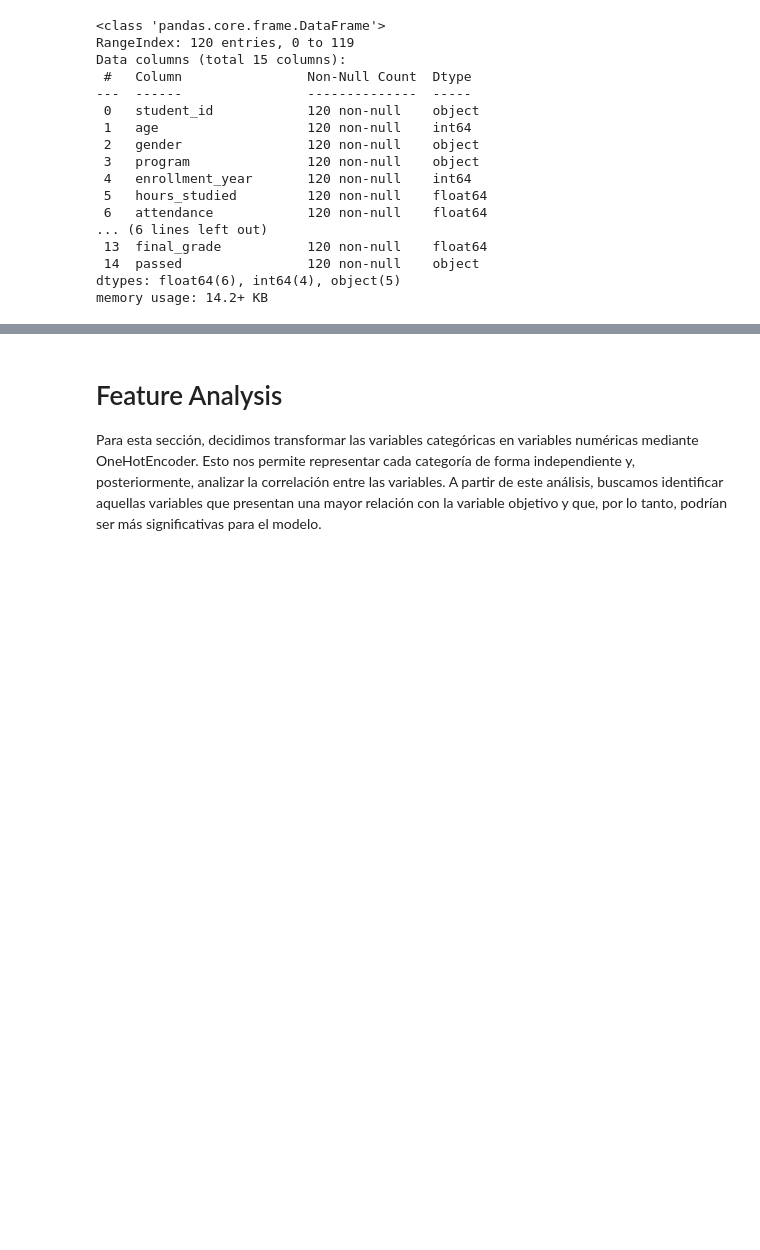
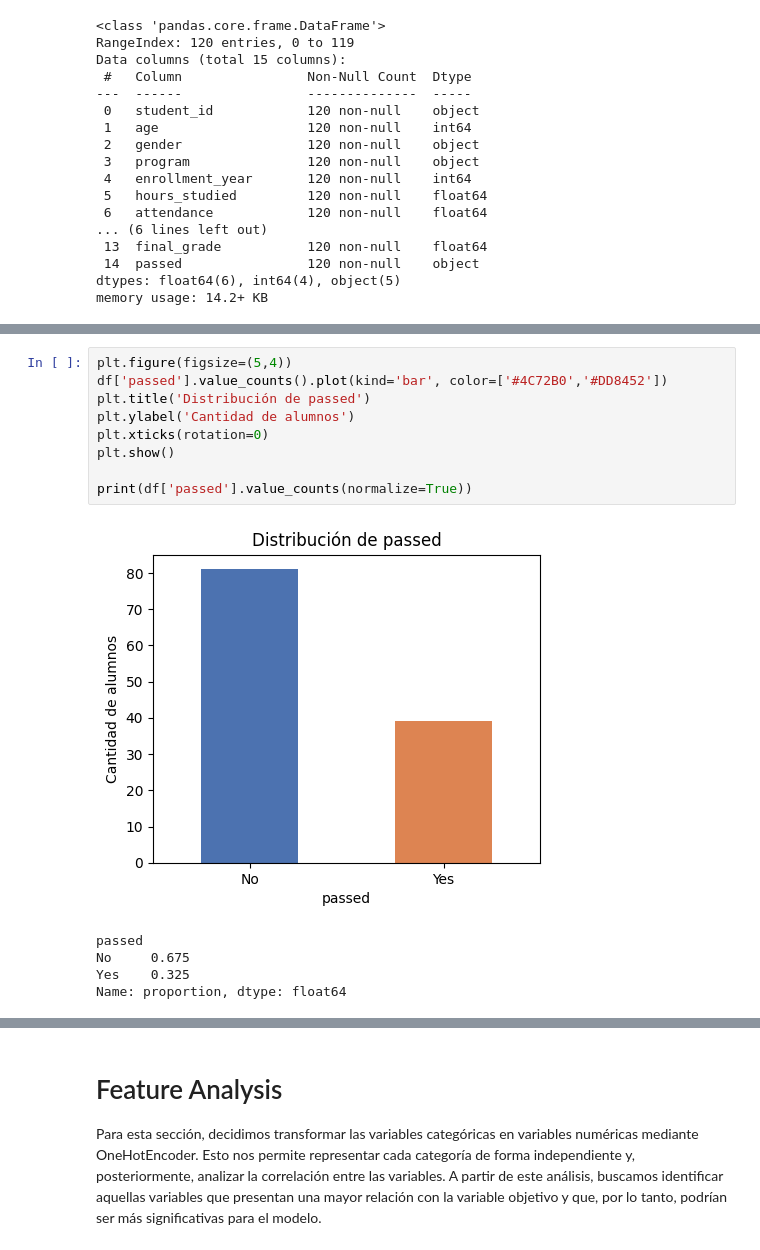
Before and after one commit to A01801224/Modulo_3_Bkron, a Jupyter notebook: Ejercicio_6/Modulo_3_Ejercicio_6.ipynb, the cells around one changed output, grey strips where cells are left out. Saved outputs shown, nothing was run; the diff lists cells and outputs as text; blank space fills up the shorter version.

```diff
--- a/Ejercicio_6/Modulo_3_Ejercicio_6.ipynb
+++ b/Ejercicio_6/Modulo_3_Ejercicio_6.ipynb
@@ -77,0 +102,15 @@ memory usage: 14.2+ KB
+# %%
+plt.figure(figsize=(5,4))
+df['passed'].value_counts().plot(kind='bar', color=['#4C72B0','#DD8452'])
+plt.title('Distribución de passed')
+plt.ylabel('Cantidad de alumnos')
+plt.xticks(rotation=0)
+plt.show()
+
+print(df['passed'].value_counts(normalize=True))
+# %% [output]
+[figure, added]
+passed
+No     0.675
+Yes    0.325
+Name: proportion, dtype: float64
```
Also changed, not shown: parts of 11 cells of this notebook.
